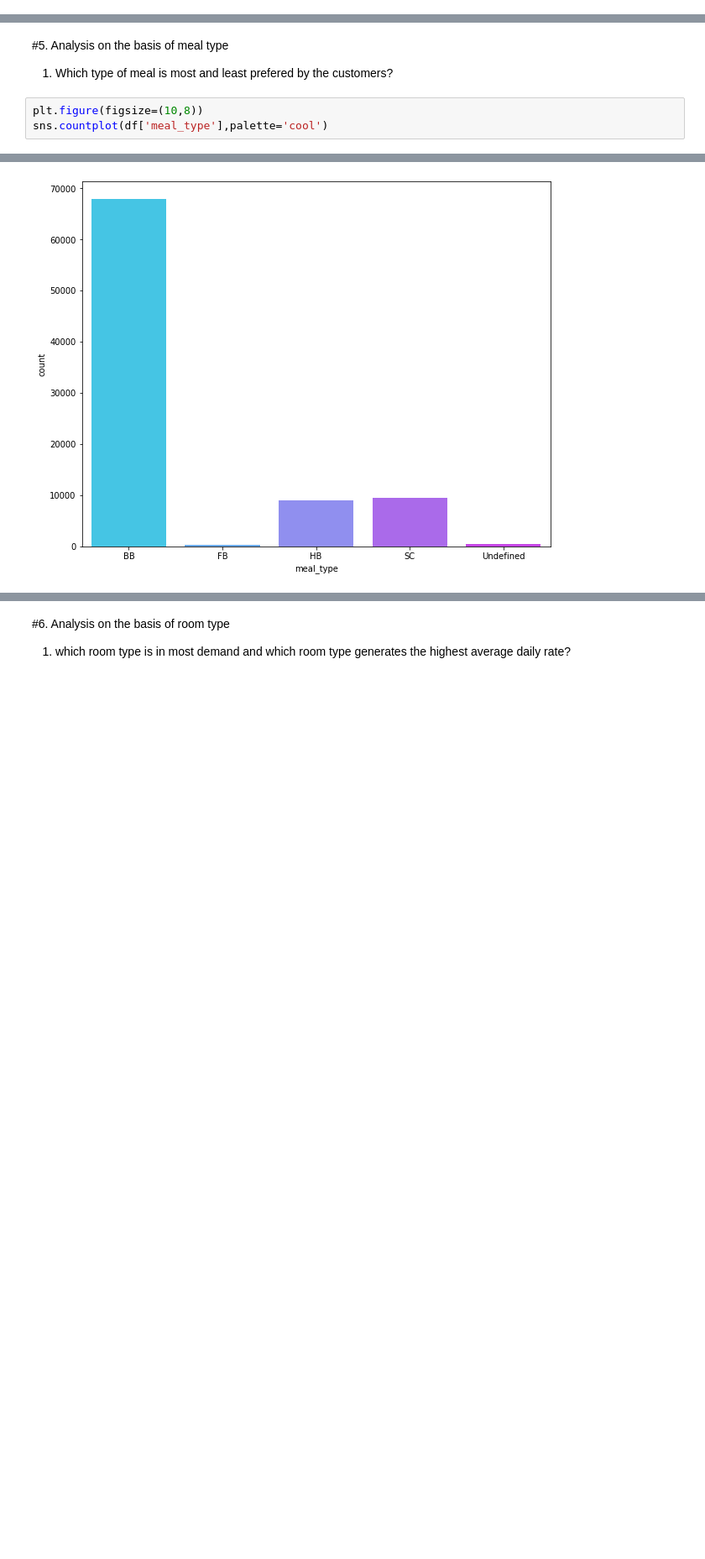
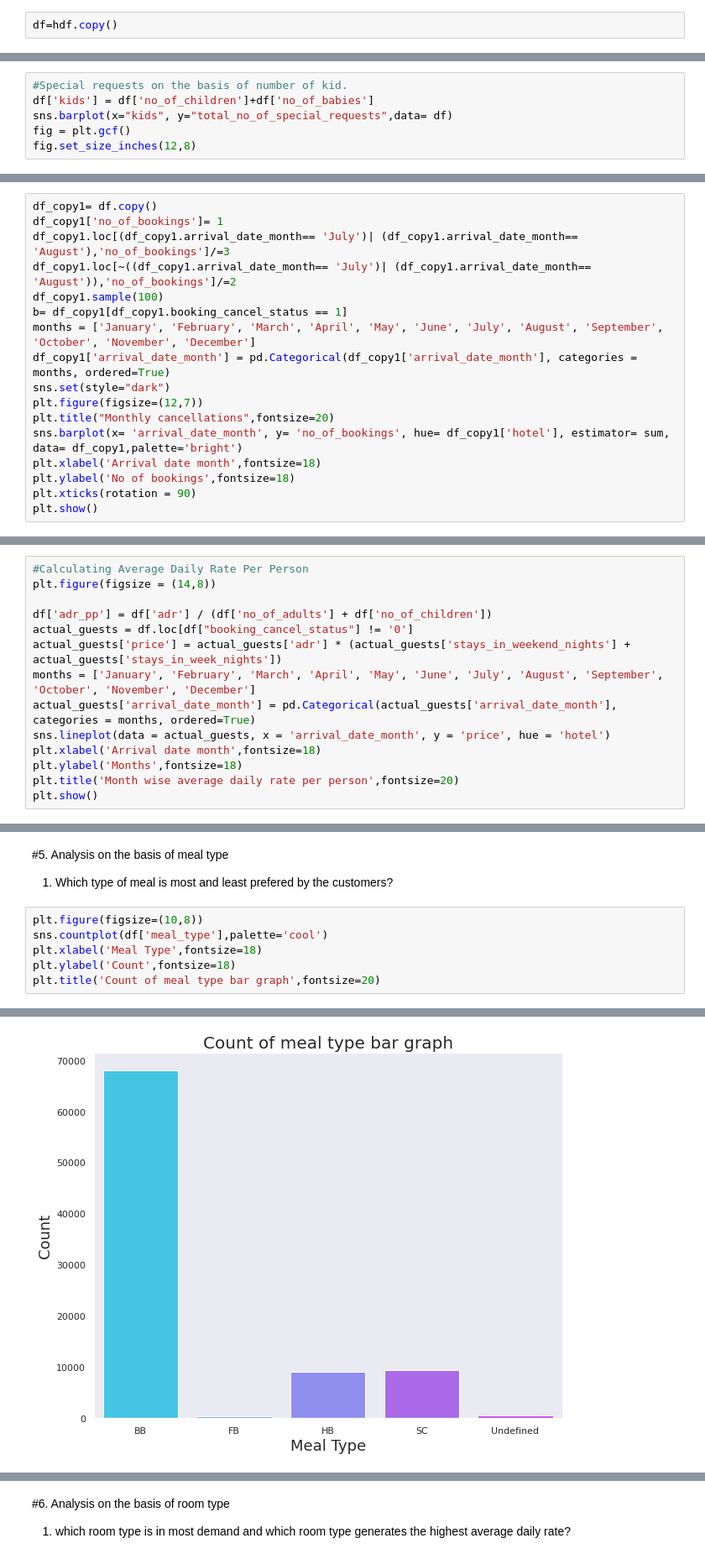
Before and after one commit to niteshavagabond/Hotel-Booking-analysis, a Jupyter notebook: Hotel_Booking_Analysis_Capstone_Project.ipynb, the cells around one changed output, grey strips where cells are left out. Shown at 84% size. Drawn from its saved outputs; the diff is of its cells as text; blank space fills up the shorter version.

```diff
--- a/Hotel_Booking_Analysis_Capstone_Project.ipynb
+++ b/Hotel_Booking_Analysis_Capstone_Project.ipynb
@@ -311,3 +305,5 @@ df=hdf[['hotel','booking_cancel_status','lead_time','no_of_days_in_waiting_list'
+# %%
+df=hdf.copy()
 # %%
 df.head(3)
 # %% [output]
@@ -452,0 +456,6 @@ Ans10. According to above chart **Resort Hotel** has greatest average lead time.
+# %%
+#Special requests on the basis of number of kid.
+df['kids'] = df['no_of_children']+df['no_of_babies']
+sns.barplot(x="kids", y="total_no_of_special_requests",data= df)
+fig = plt.gcf()
+fig.set_size_inches(12,8)
@@ -462,0 +515,17 @@ Ans10. According to above chart **Resort Hotel** has greatest average lead time.
+# %%
+df_copy1= df.copy()
+df_copy1['no_of_bookings']= 1
+df_copy1.loc[(df_copy1.arrival_date_month== 'July')| (df_copy1.arrival_date_month== 'August'),'no_of_bookings']/=3
+df_copy1.loc[~((df_copy1.arrival_date_month== 'July')| (df_copy1.arrival_date_month== 'August')),'no_of_bookings']/=2
+df_copy1.sample(100)
+b= df_copy1[df_copy1.booking_cancel_status == 1]
+months = ['January', 'February', 'March', 'April', 'May', 'June', 'July', 'August', 'September', 'October', 'November', 'December']
+df_copy1['arrival_date_month'] = pd.Categorical(df_copy1['arrival_date_month'], categories = months, ordered=True)
+sns.set(style="dark")
+plt.figure(figsize=(12,7))
+plt.title("Monthly cancellations",fontsize=20)
+sns.barplot(x= 'arrival_date_month', y= 'no_of_bookings', hue= df_copy1['hotel'], estimator= sum, data= df_copy1,palette='bright')
+plt.xlabel('Arrival date month',fontsize=18)
+plt.ylabel('No of bookings',fontsize=18)
+plt.xticks(rotation = 90)
+plt.show()
@@ -486,0 +597,14 @@ Ans5. According to joint chart, Most no of special requests comes from Transient
+# %%
+#Calculating Average Daily Rate Per Person
+plt.figure(figsize = (14,8))
+
+df['adr_pp'] = df['adr'] / (df['no_of_adults'] + df['no_of_children'])
+actual_guests = df.loc[df["booking_cancel_status"] != '0']
+actual_guests['price'] = actual_guests['adr'] * (actual_guests['stays_in_weekend_nights'] + actual_guests['stays_in_week_nights'])
+months = ['January', 'February', 'March', 'April', 'May', 'June', 'July', 'August', 'September', 'October', 'November', 'December']
+actual_guests['arrival_date_month'] = pd.Categorical(actual_guests['arrival_date_month'], categories = months, ordered=True)
+sns.lineplot(data = actual_guests, x = 'arrival_date_month', y = 'price', hue = 'hotel')
+plt.xlabel('Arrival date month',fontsize=18)
+plt.ylabel('Months',fontsize=18)
+plt.title('Month wise average daily rate per person',fontsize=20)
+plt.show()
@@ -625,4 +679,7 @@ Ans1. most prefered deposit type is **No Deposit** in which there is no need of
 # %%
 plt.figure(figsize=(10,8))
 sns.countplot(df['meal_type'],palette='cool')
+plt.xlabel('Meal Type',fontsize=18)
+plt.ylabel('Count',fontsize=18)
+plt.title('Count of meal type bar graph',fontsize=20)
 # %% [output]
@@ -630,2 +687,2 @@ sns.countplot(df['meal_type'],palette='cool')
-[figure, old version]
+[figure, new version]
 # %% [markdown]
```
Also changed, not shown: parts of 94 cells of this notebook.
